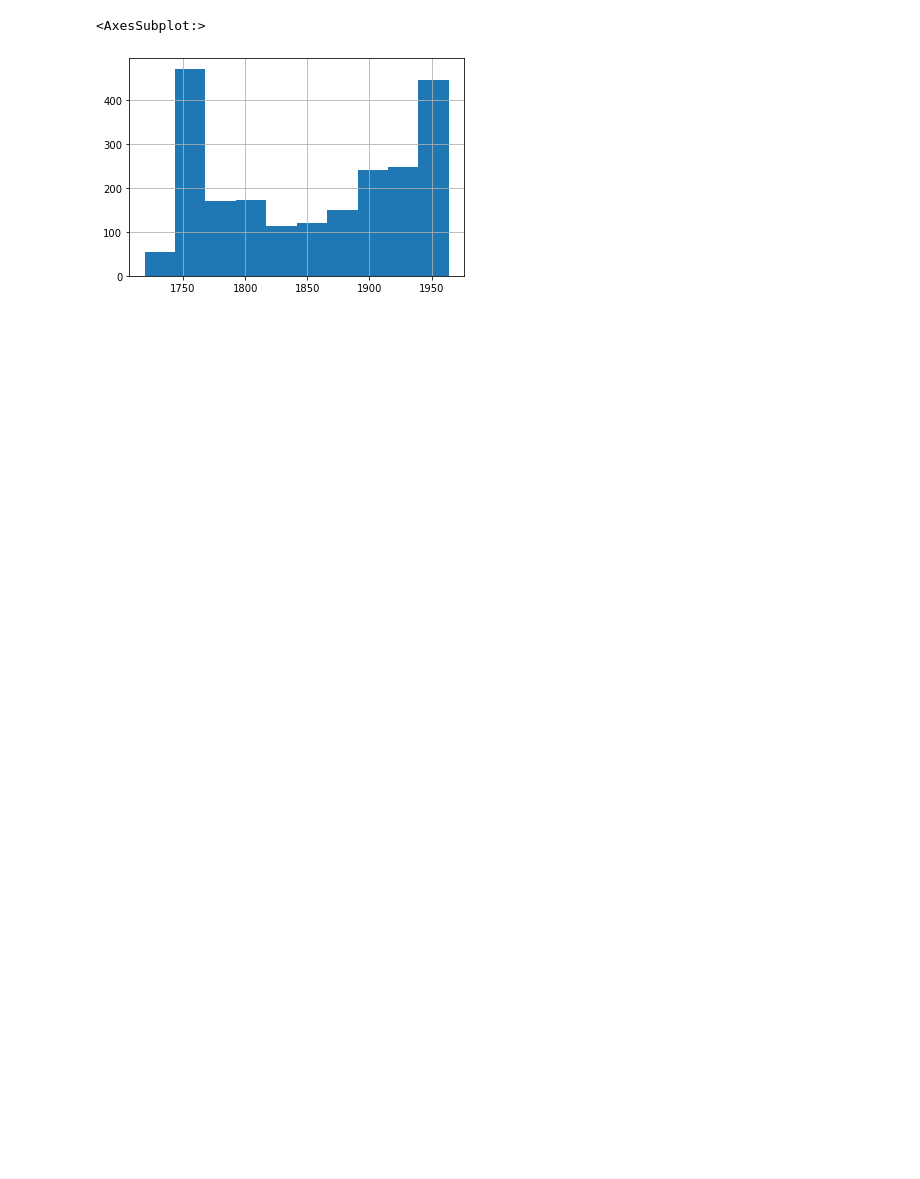
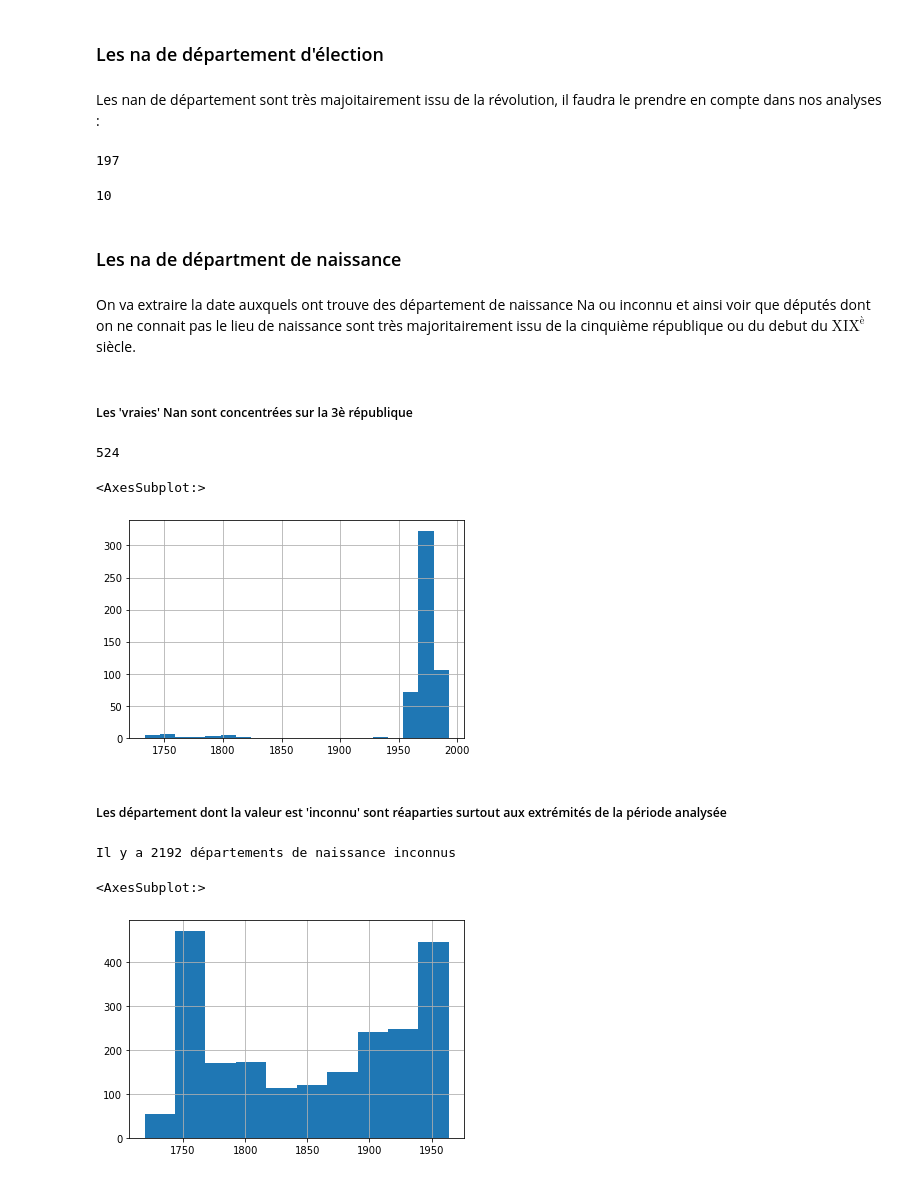
Before and after one commit to dusylvain/Projet-Python-deputes, a Jupyter notebook: analyse_nan.ipynb, the cells around one changed output. Cells and saved outputs as stored; diff of their text form; code cells hidden in the pictures; blank space fills up the shorter version.

```diff
--- a/analyse_nan.ipynb
+++ b/analyse_nan.ipynb
@@ -98,3 +64,39 @@ a.count()
+# %% [markdown]
+### Les na de département d'élection
+# %% [markdown]
+Les nan de département sont très majoitairement issu de la révolution, il faudra le prendre en compte dans nos analyses :
+# %%
+df[df['Département'].isna()].count()[0]
+# %% [output]
+197
+# %%
+df[df['Département'].isna()][df['Régime politique']!='Révolution'].count()[0]
+# %% [output]
+10
+# %% [markdown]
+### Les na de départment de naissance
+# %% [markdown]
+On va extraire la date auxquels ont trouve des département de naissance Na ou inconnu et ainsi voir que députés dont on ne connait pas le lieu de naissance sont très majoritairement issu de la cinquième république ou du debut du $\text{XIX}^è$ siècle.
+# %% [markdown]
+##### Les 'vraies' Nan sont concentrées sur la 3è république
+# %%
+d=pd.DataFrame([int(x[-4:]) for x in df_depu[df_depu["Département de naissance"].isna()]["Né le"]])[0]
+d.count()
+# %% [output]
+524
+# %%
+d.hist(bins=20)
+# %% [output]
+<AxesSubplot:>
+[figure, added]
+# %% [markdown]
+##### Les département dont la valeur est 'inconnu' sont réaparties surtout aux extrémités de la période analysée
+# %%
+a=df_depu[df_depu["Département de naissance"]=="Inconnu"].set_index("Nom").drop("Unnamed: 0",axis=1).drop("Unnamed: 0.1",axis=1)
+a=a[~a["Né le"].isna()]["Né le"]
+print("Il y a",a.count(), "départements de naissance inconnus")
+# %% [output]
+Il y a 2192 départements de naissance inconnus
 # %%
 pd.DataFrame([int(x[-4:]) for x in a])[0].hist()
 # %% [output]
```
Also changed, not shown: parts of 34 cells of this notebook.
